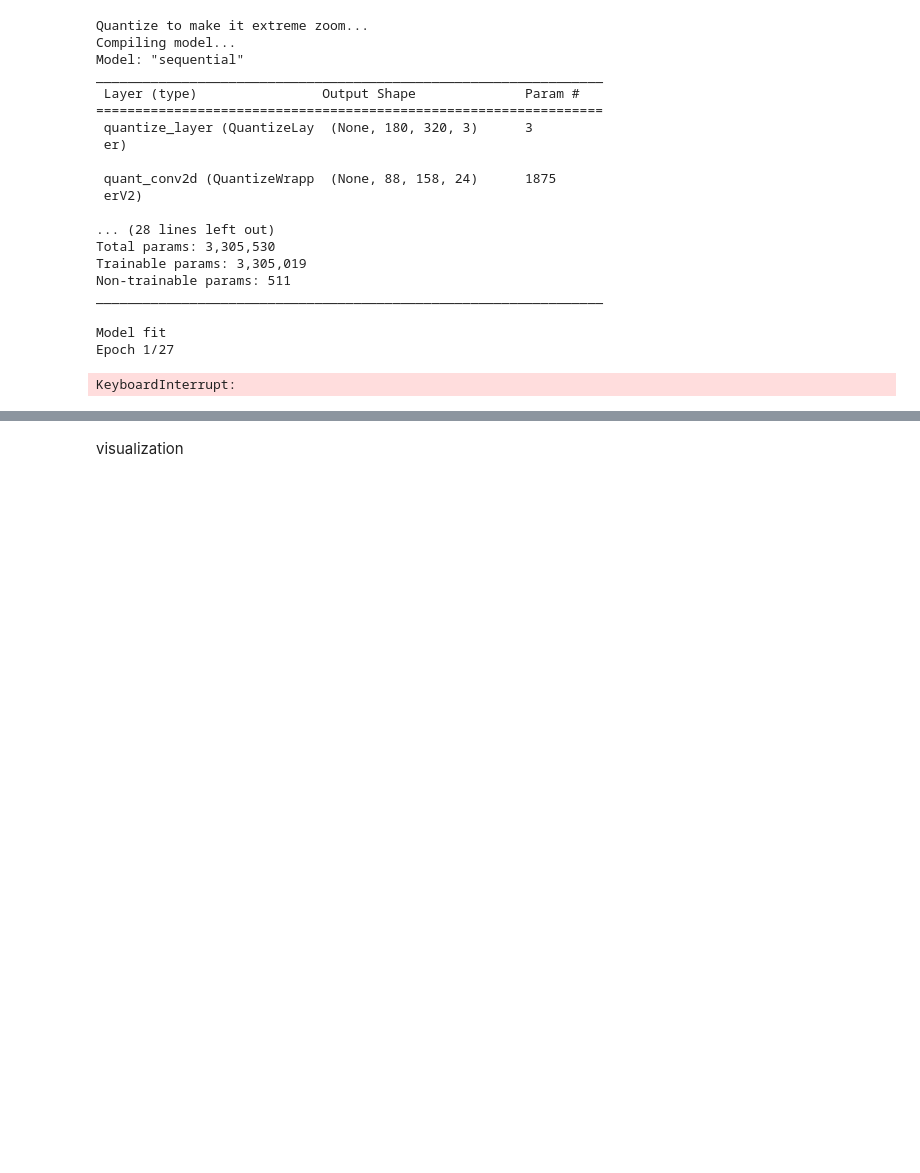
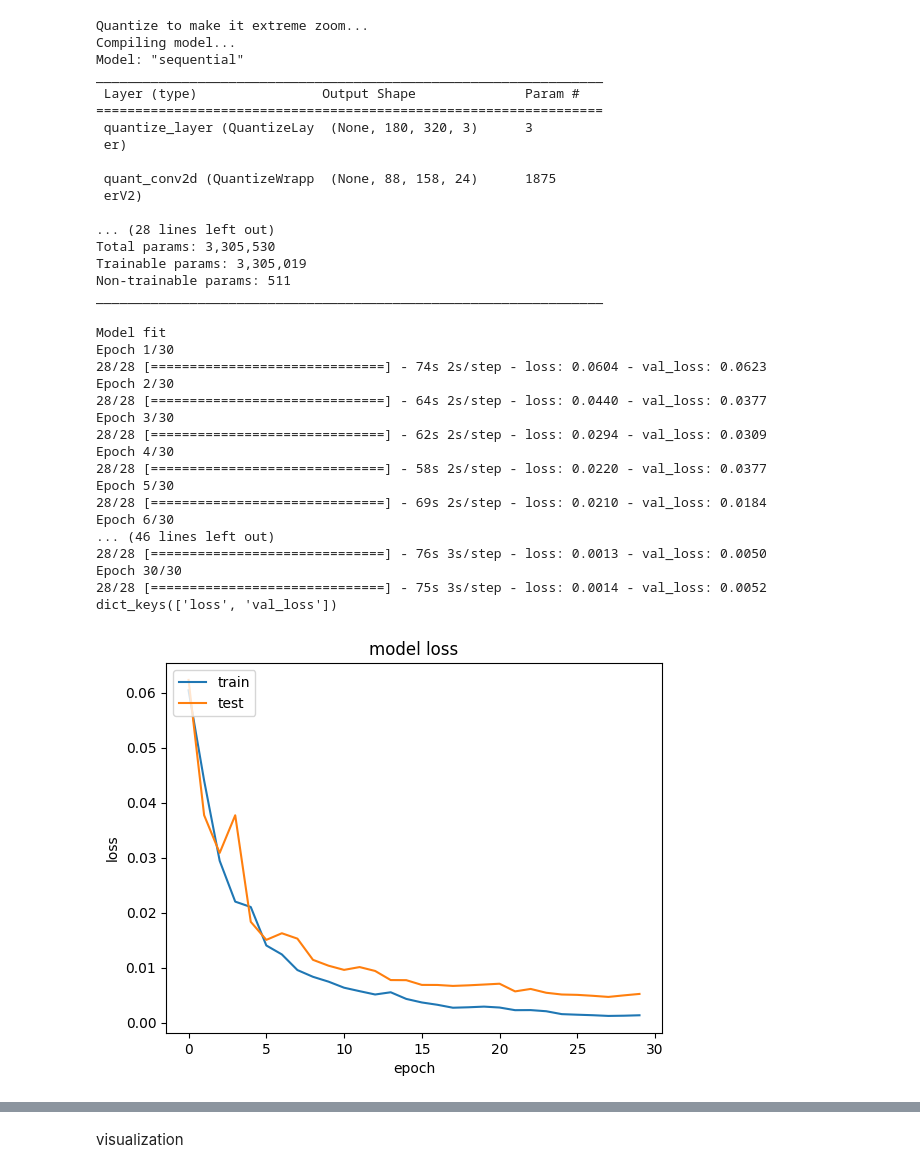
Before and after one commit to woflydev/odyssey_nnn, a Jupyter notebook: utils/notebooks/backup_training.ipynb, the cells around one changed output, grey strips where cells are left out. Cells and saved outputs as stored; diff of their text form; code cells hidden in the pictures; blank space fills up the shorter version.

```diff
--- a/utils/notebooks/backup_training.ipynb
+++ b/utils/notebooks/backup_training.ipynb
@@ -376,20 +376,35 @@ _________________________________________________________________
 # %%
 print ("Model fit")
 # q_aware_model.reset_states()
 history = q_aware_model.fit(x_train, y_train, batch_size=128,
-                    epochs=27, validation_data=(x_test, y_test))
+                    epochs=30, validation_data=(x_test, y_test))
 
 # Plot training and validation losses
 print(history.history.keys())
 plt.plot(history.history['loss'])
 plt.plot(history.history['val_loss'])
 plt.title('model loss')
 plt.ylabel('loss')
 plt.xlabel('epoch')
 plt.legend(['train', 'test'], loc='upper left')
 plt.show()
 # %% [output]
 Model fit
-Epoch 1/27
+Epoch 1/30
+28/28 [==============================] - 74s 2s/step - loss: 0.0604 - val_loss: 0.0623
+Epoch 2/30
+28/28 [==============================] - 64s 2s/step - loss: 0.0440 - val_loss: 0.0377
+Epoch 3/30
+28/28 [==============================] - 62s 2s/step - loss: 0.0294 - val_loss: 0.0309
+Epoch 4/30
+28/28 [==============================] - 58s 2s/step - loss: 0.0220 - val_loss: 0.0377
+Epoch 5/30
+28/28 [==============================] - 69s 2s/step - loss: 0.0210 - val_loss: 0.0184
+Epoch 6/30
+... (46 lines left out)
+28/28 [==============================] - 76s 3s/step - loss: 0.0013 - val_loss: 0.0050
+Epoch 30/30
+28/28 [==============================] - 75s 3s/step - loss: 0.0014 - val_loss: 0.0052
+dict_keys(['loss', 'val_loss'])
-KeyboardInterrupt:
+[figure, added]
 # %%
```
Also changed, not shown: parts of 5 cells of this notebook, 5 other files.
